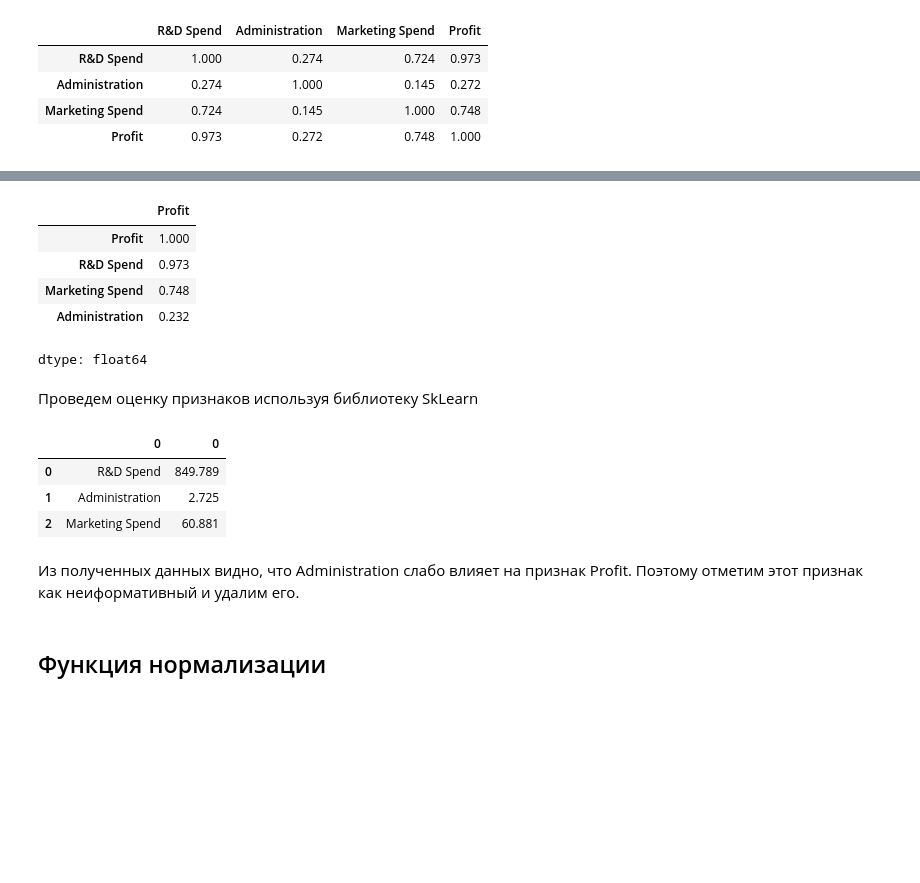
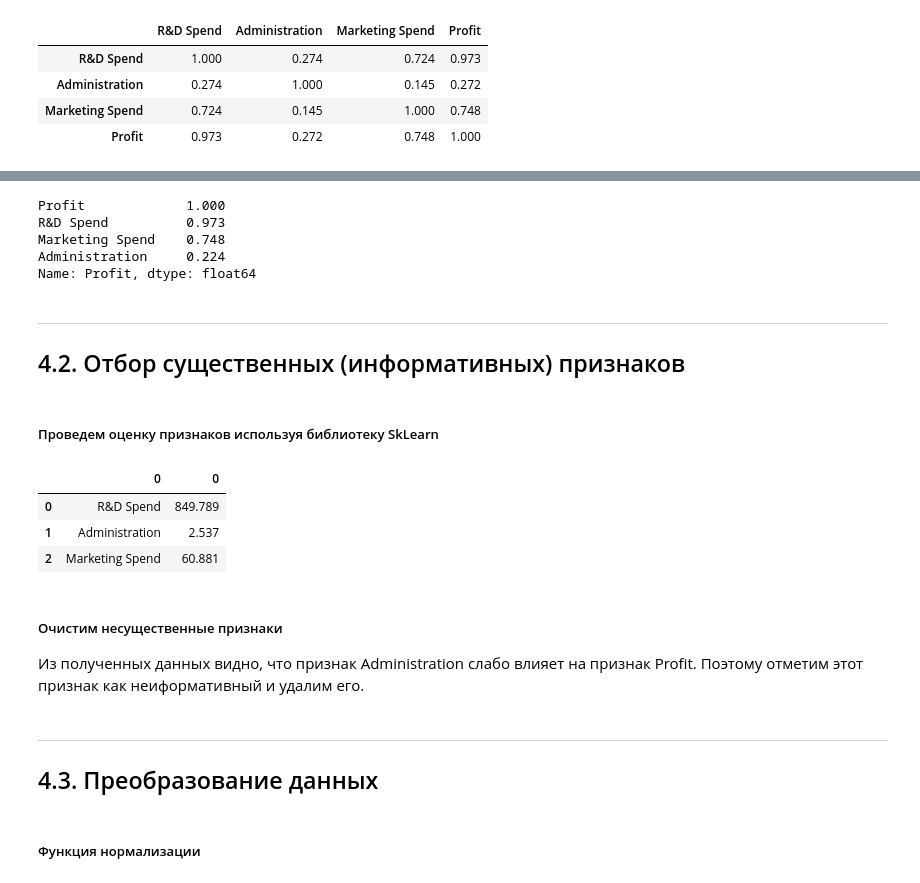
Before and after one commit to Temchik-X/DataMiningML, a Jupyter notebook: Lab_1.ipynb, the cells around one changed output, grey strips where cells are left out. Cells and saved outputs as stored; diff of their text form; code cells hidden in the pictures; blank space fills up the shorter version.

```diff
--- a/Lab_1.ipynb
+++ b/Lab_1.ipynb
@@ -111,7 +109,7 @@ dtype: int64
 # %%
-dataset = dataset.drop("Unnamed: 0", axis=1)
+dataset_without_ID = dataset.drop("Unnamed: 0", axis=1)
 set_option('display.precision', 3)
-dataset.describe()
+dataset_without_ID.describe()
 # %% [output]
 |  | R&D Spend | Administration | Marketing Spend | Profit |
 | count | 50.000 | 27.000 | 50.000 | 50.000 |
@@ -178,7 +161,8 @@ array([[<Axes: xlabel='R&D Spend', ylabel='R&D Spend'>,
 # %%
-dataset = dataset.drop("State", axis=1)
-dataset_corr = dataset.corr()
+dataset_without_ID_and_State = dataset_without_ID.drop("State", axis=1)
+dataset_corr = dataset_without_ID_and_State.corr()
 plt.figure(figsize=(5,5))
 plt.title('Correlation Matrix')
 sns.heatmap(dataset_corr, vmax=1, square=True, annot=True, cmap='cubehelix')
+plt.show()
 # %% [output]
@@ -212,6 +205,4 @@ dtype: float64
 # %%
-
-
 # Определяем медиану и стандартное отклонение для столбца Administration
 median_value = dataset['Administration'].median()
 std_dev = dataset['Administration'].std() / 10 # Используем полное стандартное отклонение
@@ -225,31 +216,38 @@ def random_fillna(x, median, std_dev):
 # Применяем функцию к столбцу Administration
 dataset['Administration'] = dataset['Administration'].apply(random_fillna, args=(median_value, std_dev))
 
-dataset_corr = dataset.corr()
+# Обновляем все необходимые переменные
+dataset_without_ID = dataset.drop("Unnamed: 0", axis=1)
+dataset_without_ID_and_State = dataset_without_ID.drop("State", axis=1)
+
+dataset_corr = dataset_without_ID_and_State.corr()
 dataset_corr["Profit"].sort_values(ascending=False)
 # %% [output]
-|  | Profit |
-| Profit | 1.000 |
-| R&D Spend | 0.973 |
-| Marketing Spend | 0.748 |
-| Administration | 0.232 |
-dtype: float64
+Profit             1.000
+R&D Spend          0.973
+Marketing Spend    0.748
+Administration     0.224
+Name: Profit, dtype: float64
+# %% [markdown]
+---
+## 4.2. Отбор существенных (информативных) признаков
 # %% [markdown]
-Проведем оценку признаков используя библиотеку SkLearn
+##### Проведем оценку признаков используя библиотеку SkLearn
 # %%
-data_x = dataset.iloc[:,:3]
-data_y = dataset["Profit"]
+data_x = dataset_without_ID_and_State.iloc[:,:3]
+data_y = dataset_without_ID_and_State["Profit"]
 best_features = sklearn.feature_selection.SelectKBest(sklearn.feature_selection.f_regression, k="all")
 fit = best_features.fit(data_x, data_y)
 scores = pd.DataFrame(fit.scores_)
 columns = pd.DataFrame(data_x.columns)
 feature_scores = pd.concat([columns, scores], axis = 1)
 feature_scores
 # %% [output]
 |  | 0 | 0 |
 | 0 | R&D Spend | 849.789 |
-| 1 | Administration | 2.725 |
+| 1 | Administration | 2.537 |
 | 2 | Marketing Spend | 60.881 |
 # %% [markdown]
-Из полученных данных видно, что Administration слабо влияет на признак Profit. Поэтому отметим этот признак как неиформативный и удалим его.
+##### Очистим несущественные признаки
+Из полученных данных видно, что признак Administration слабо влияет на признак Profit. Поэтому отметим этот признак как неиформативный и удалим его.
 # %%
@@ -258,5 +256,8 @@ dataset_changed = dataset.drop("Administration", axis=1)
+# %% [markdown]
+---
+## 4.3. Преобразование данных
 # %% [markdown]
-<h2>Функция нормализации</h2>
+##### Функция нормализации
 # %%
 def normalize_dataset(dataset):
     numeric_columns = dataset.select_dtypes(include=[np.number]).columns  # Выбираем только числовые столбцы
```
Also changed, not shown: parts of 29 cells of this notebook.
